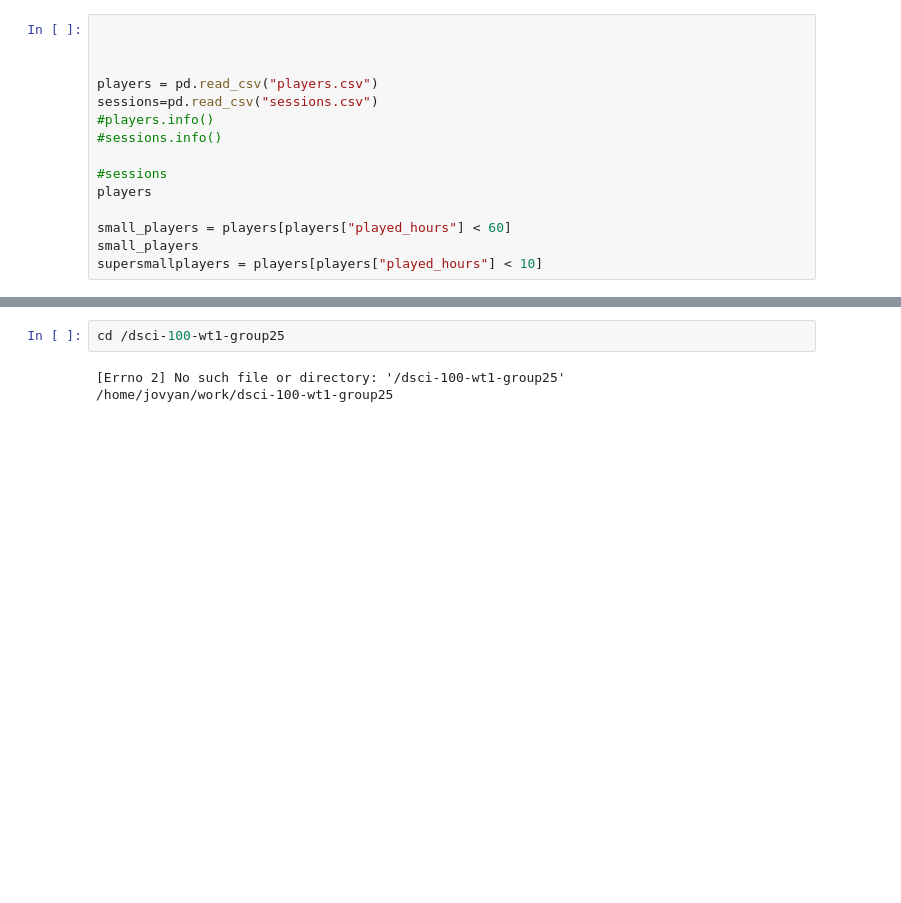
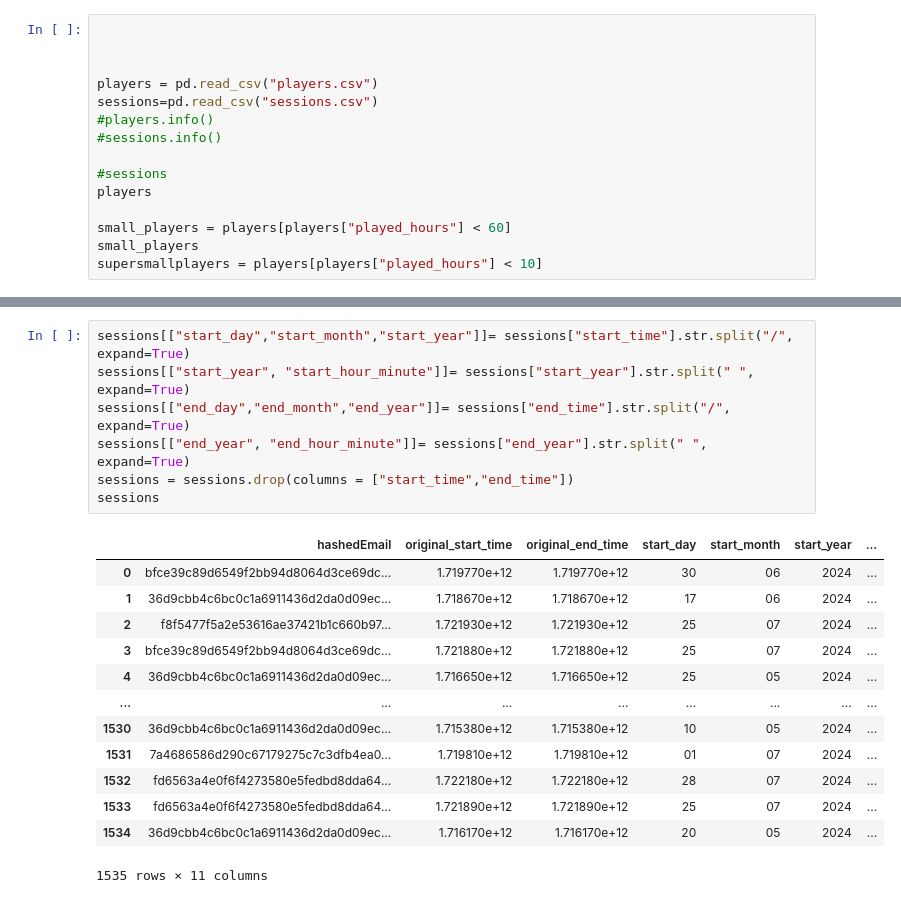
Before and after one commit to melodymokhtari/dsci-100-wt1-group25, a Jupyter notebook: proposal(AL).ipynb, the cells around one changed output, grey strips where cells are left out. Cells and saved outputs as stored; diff of their text form; blank space fills up the shorter version.

```diff
--- a/proposal(AL).ipynb
+++ b/proposal(AL).ipynb
@@ -69,5 +64,21 @@ What age range of players is most likely to play the most often?
 # %%
-cd /dsci-100-wt1-group25
+sessions[["start_day","start_month","start_year"]]= sessions["start_time"].str.split("/", expand=True)
+sessions[["start_year", "start_hour_minute"]]= sessions["start_year"].str.split(" ", expand=True)
+sessions[["end_day","end_month","end_year"]]= sessions["end_time"].str.split("/", expand=True)
+sessions[["end_year", "end_hour_minute"]]= sessions["end_year"].str.split(" ", expand=True)
+sessions = sessions.drop(columns = ["start_time","end_time"])
+sessions
 # %% [output]
+|  | hashedEmail | original_start_time | original_end_time | start_day | start_month | start_year | ... |
+| 0 | bfce39c89d6549f2bb94d8064d3ce69dc... | 1.719770e+12 | 1.719770e+12 | 30 | 06 | 2024 | ... |
+| 1 | 36d9cbb4c6bc0c1a6911436d2da0d09ec... | 1.718670e+12 | 1.718670e+12 | 17 | 06 | 2024 | ... |
+| 2 | f8f5477f5a2e53616ae37421b1c660b97... | 1.721930e+12 | 1.721930e+12 | 25 | 07 | 2024 | ... |
+| 3 | bfce39c89d6549f2bb94d8064d3ce69dc... | 1.721880e+12 | 1.721880e+12 | 25 | 07 | 2024 | ... |
+| 4 | 36d9cbb4c6bc0c1a6911436d2da0d09ec... | 1.716650e+12 | 1.716650e+12 | 25 | 05 | 2024 | ... |
+| ... | ... | ... | ... | ... | ... | ... | ... |
+| 1530 | 36d9cbb4c6bc0c1a6911436d2da0d09ec... | 1.715380e+12 | 1.715380e+12 | 10 | 05 | 2024 | ... |
+| 1531 | 7a4686586d290c67179275c7c3dfb4ea0... | 1.719810e+12 | 1.719810e+12 | 01 | 07 | 2024 | ... |
+| 1532 | fd6563a4e0f6f4273580e5fedbd8dda64... | 1.722180e+12 | 1.722180e+12 | 28 | 07 | 2024 | ... |
+| 1533 | fd6563a4e0f6f4273580e5fedbd8dda64... | 1.721890e+12 | 1.721890e+12 | 25 | 07 | 2024 | ... |
+| 1534 | 36d9cbb4c6bc0c1a6911436d2da0d09ec... | 1.716170e+12 | 1.716170e+12 | 20 | 05 | 2024 | ... |
-[Errno 2] No such file or directory: '/dsci-100-wt1-group25'
-/home/jovyan/work/dsci-100-wt1-group25
+1535 rows × 11 columns
```
Also changed, not shown: parts of 7 cells of this notebook.
